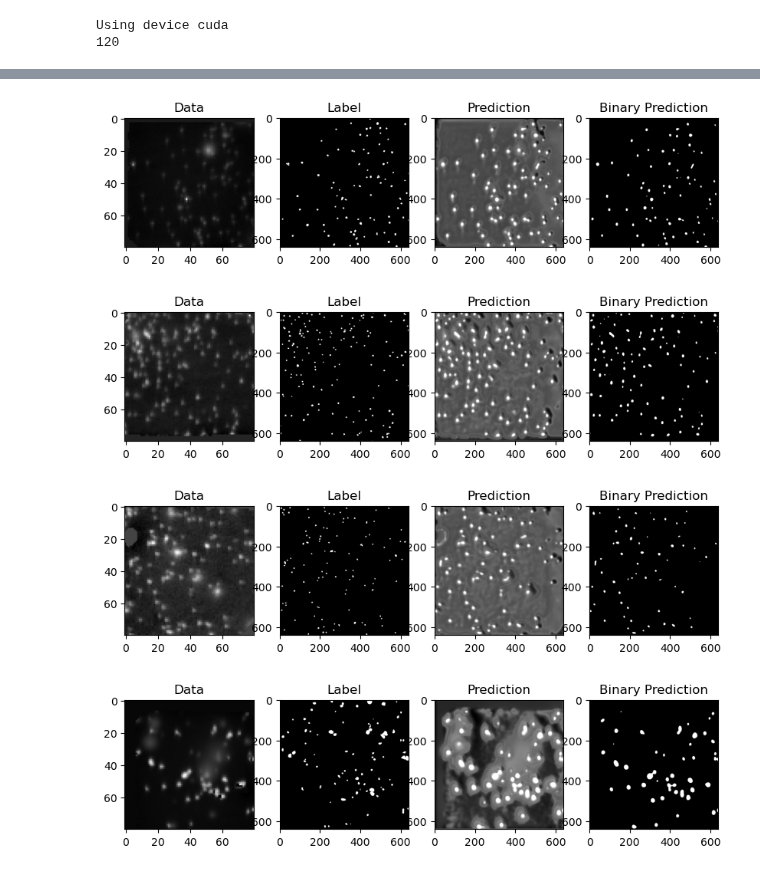
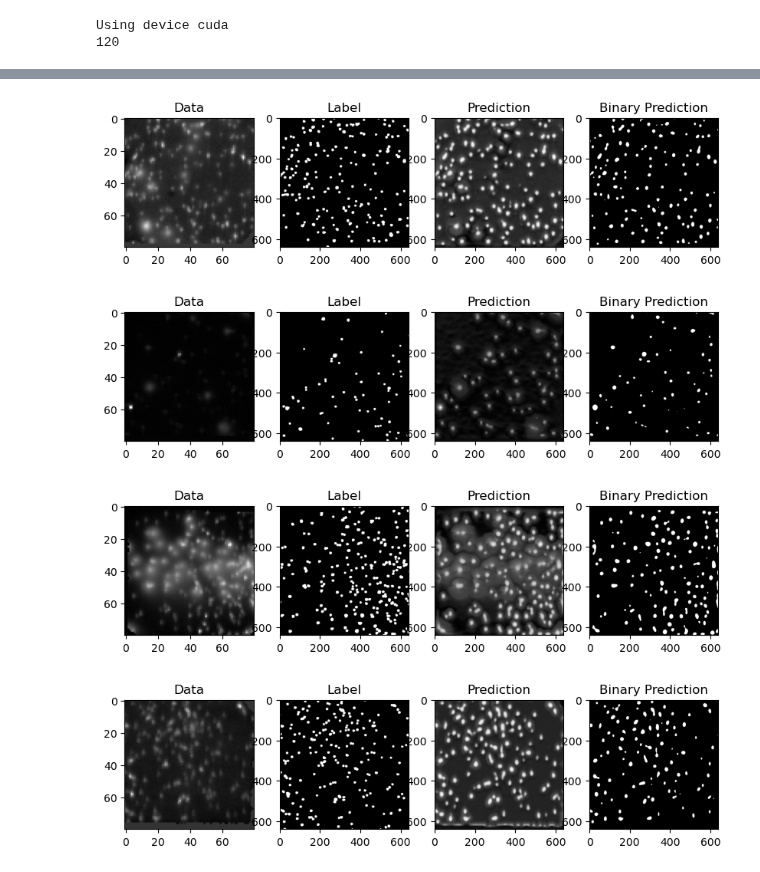
Before and after one commit to wittmajerd/U-Net-and-SRU-Net-segmentation, a Jupyter notebook: SRU-Net.ipynb, the cells around one changed output, grey strips where cells are left out. Cells and saved outputs as stored; diff of their text form; code cells hidden in the pictures.

```diff
--- a/SRU-Net.ipynb
+++ b/SRU-Net.ipynb
@@ -91,7 +95,7 @@ Checkpoint 5 saved!
 from torchsummary import summary
 
 # Load the checkpoint
-checkpoint = torch.load("checkpoints_srunet/checkpoint_epoch5.pth")
+checkpoint = torch.load("checkpoints_srunet/checkpoint_epoch9.pth")
 
 # Get the learning rate and remove it from the checkpoint
 lr = checkpoint.pop('learning_rate')
@@ -109,7 +113,10 @@ model = model.to(device)
 val_loader_iter = iter(val_loader)
 data, labels = next(val_loader_iter)
 data, labels = next(val_loader_iter)
-data, labels = next(val_loader_iter)
+# data, labels = next(val_loader_iter)
+# data, labels = next(val_loader_iter)
+# data, labels = next(val_loader_iter)
+# data, labels = next(val_loader_iter)
 
 # Move the data and labels to the device
 data = data.to(device)
@@ -121,37 +128,37 @@ predictions = model(data)
 # Move the predictions and labels to the CPU and convert them to numpy arrays
 predictions = predictions.cpu().detach().numpy()
 threshold = 0.5
 binary_predictions = (predictions > threshold).astype(np.uint8)
 
 
 labels = labels.cpu().numpy()
 
 # Plot the data, the labels, and the predictions
 for i in range(len(data)):
     plt.figure(figsize=(10, 40))
 
     plt.subplot(1, 4, 1)
     plt.imshow(data[i].cpu().numpy()[-1], cmap='gray')
     plt.title('Data')
 
     plt.subplot(1, 4, 2)
     plt.imshow(np.squeeze(labels[i]), cmap='gray')
     plt.title('Label')
 
     plt.subplot(1, 4, 3)
     plt.imshow(np.squeeze(predictions[i]), cmap='gray')
     plt.title('Prediction')
 
     plt.subplot(1, 4, 4)
     plt.imshow(np.squeeze(binary_predictions[i]), cmap='gray')
     plt.title('Binary Prediction')
 
     plt.show()
 # %% [output]
-[figure, old version]
+[figure, new version]
-[figure, old version]
+[figure, new version]
-[figure, old version]
+[figure, new version]
-[figure, old version]
+[figure, new version]
 # %%
 # Plot the label and the prediction
 for i in range(len(labels)):
```
Also changed, not shown: parts of 6 cells of this notebook, 3 other files.
